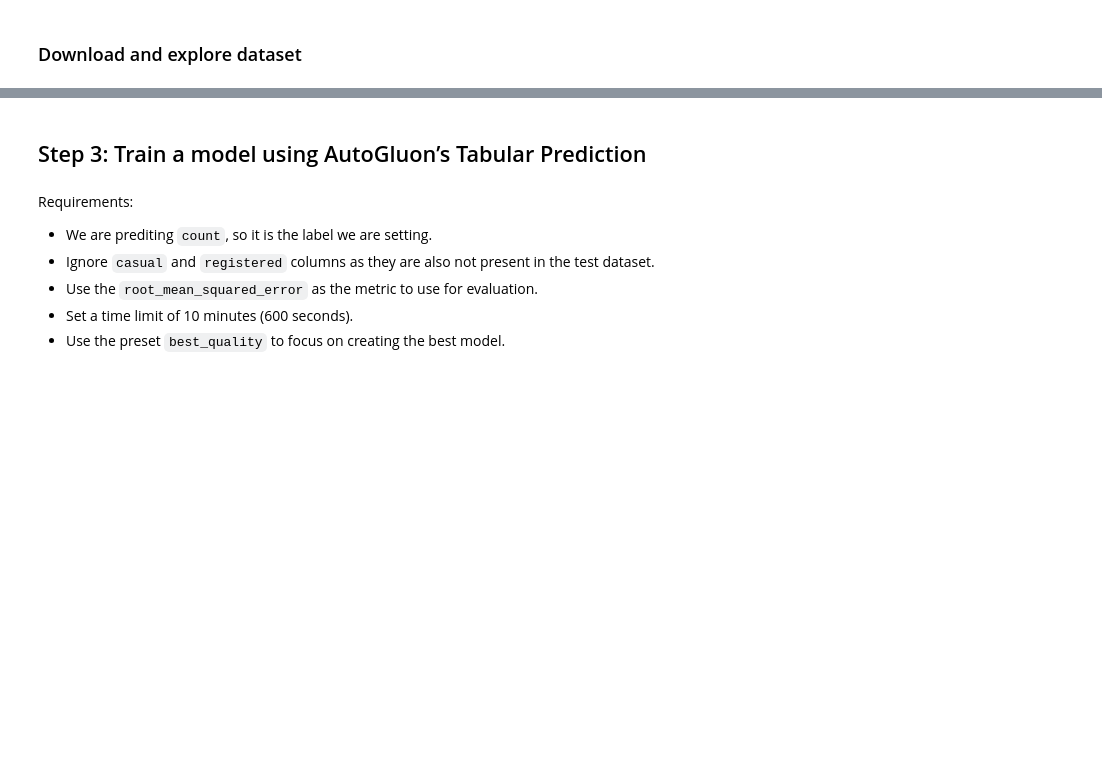
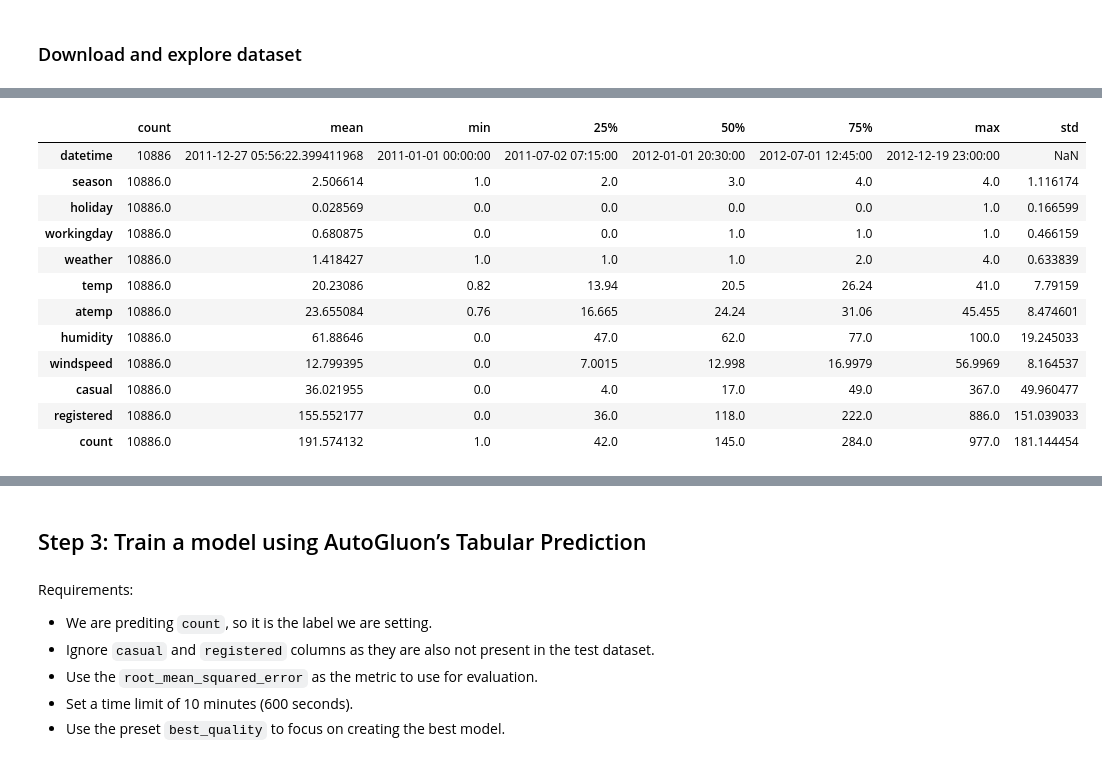
Before and after one commit to florabelas1/cd0385-project-starter, a Jupyter notebook: project/project-template.ipynb, the cells around one changed output, grey strips where cells are left out. Saved outputs shown, nothing was run; the diff lists cells and outputs as text; code cells hidden in the pictures; blank space fills up the shorter version.

```diff
--- a/project/project-template.ipynb
+++ b/project/project-template.ipynb
@@ -102,5 +110,5 @@ ValueError: All ufuncs must have type `numpy.ufunc`. Received (<ufunc 'sph_legen
 # %%
 # Create the train dataset in pandas by reading the csv
 # Set the parsing of the datetime column so you can use some of the `dt` features in pandas later
-train = ?
+train = pd.read_csv("train.csv", parse_dates=["datetime"])
 train.head()
@@ -109,2 +122,18 @@ train.head()
+# %%
+train.describe().transpose()
+# %% [output]
+|  | count | mean | min | 25% | 50% | 75% | max | std |
+| datetime | 10886 | 2011-12-27 05:56:22.399411968 | 2011-01-01 00:00:00 | 2011-07-02 07:15:00 | 2012-01-01 20:30:00 | 2012-07-01 12:45:00 | 2012-12-19 23:00:00 | NaN |
+| season | 10886.0 | 2.506614 | 1.0 | 2.0 | 3.0 | 4.0 | 4.0 | 1.116174 |
+| holiday | 10886.0 | 0.028569 | 0.0 | 0.0 | 0.0 | 0.0 | 1.0 | 0.166599 |
+| workingday | 10886.0 | 0.680875 | 0.0 | 0.0 | 1.0 | 1.0 | 1.0 | 0.466159 |
+| weather | 10886.0 | 1.418427 | 1.0 | 1.0 | 1.0 | 2.0 | 4.0 | 0.633839 |
+| temp | 10886.0 | 20.23086 | 0.82 | 13.94 | 20.5 | 26.24 | 41.0 | 7.79159 |
+| atemp | 10886.0 | 23.655084 | 0.76 | 16.665 | 24.24 | 31.06 | 45.455 | 8.474601 |
+| humidity | 10886.0 | 61.88646 | 0.0 | 47.0 | 62.0 | 77.0 | 100.0 | 19.245033 |
+| windspeed | 10886.0 | 12.799395 | 0.0 | 7.0015 | 12.998 | 16.9979 | 56.9969 | 8.164537 |
+| casual | 10886.0 | 36.021955 | 0.0 | 4.0 | 17.0 | 49.0 | 367.0 | 49.960477 |
+| registered | 10886.0 | 155.552177 | 0.0 | 36.0 | 118.0 | 222.0 | 886.0 | 151.039033 |
+| count | 10886.0 | 191.574132 | 1.0 | 42.0 | 145.0 | 284.0 | 977.0 | 181.144454 |
 # %%
 # Create the test pandas dataframe in pandas by reading the csv, remember to parse the datetime!
```
Also changed, not shown: parts of 12 cells of this notebook.
